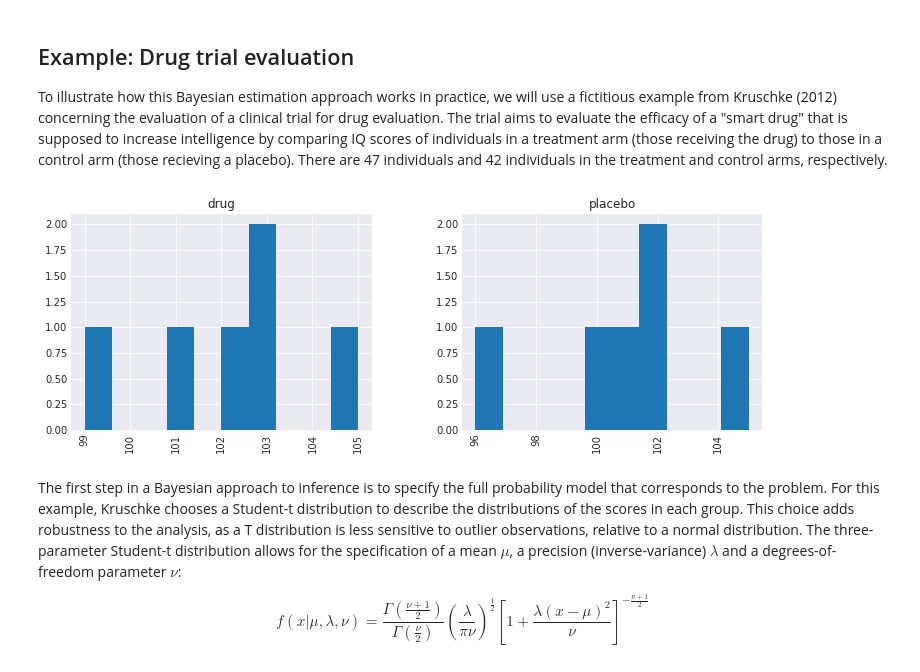
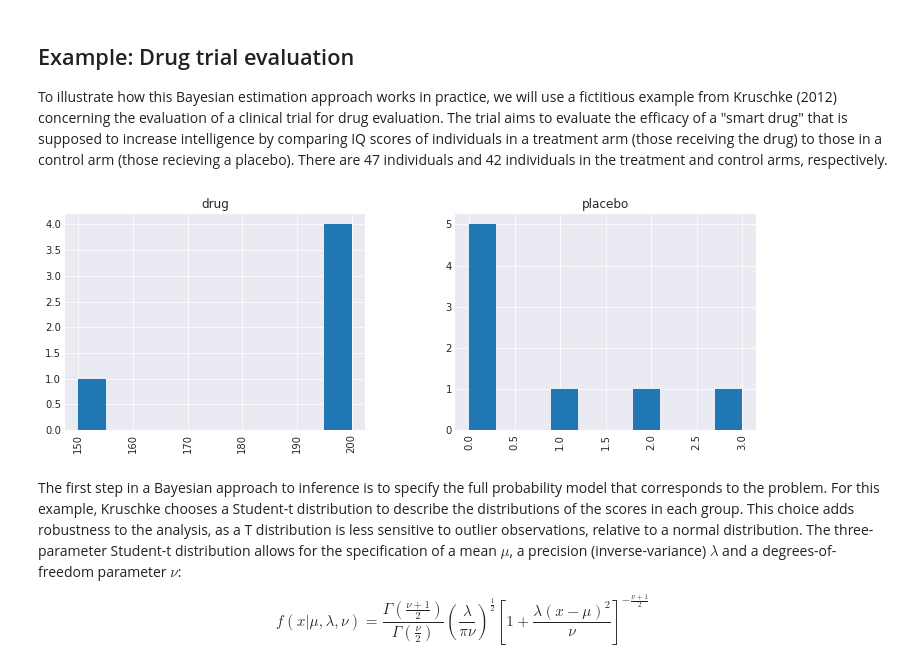
Before and after one commit to strawlab/wm01-tiger, a Jupyter notebook: lectures/lecture8/5 BEST.ipynb, the cells around one changed output. Cells and saved outputs as stored; diff of their text form; code cells hidden in the pictures.

```diff
--- a/lectures/lecture8/5 BEST.ipynb
+++ b/lectures/lecture8/5 BEST.ipynb
@@ -31,16 +31,16 @@ A more informative and effective approach for comparing groups is one based on *
 
 To illustrate how this Bayesian estimation approach works in practice, we will use a fictitious example from Kruschke (2012) concerning the evaluation of a clinical trial for drug evaluation. The trial aims to evaluate the efficacy of a "smart drug" that is supposed to increase intelligence by comparing IQ scores of individuals in a treatment arm (those receiving the drug) to those in a control arm (those recieving a placebo). There are 47 individuals and 42 individuals in the treatment and control arms, respectively.
 # %%
-drug = (103,99,103,105,102,101)
-placebo = (101,100,102,105,102,96)
+drug = (200,200,200,150,200)
+placebo = (0,0,0,0,0,1,2,3)
 
 y1 = np.array(drug)
 y2 = np.array(placebo)
 y = pd.DataFrame(dict(value=np.r_[y1, y2], group=np.r_[['drug']*len(drug), ['placebo']*len(placebo)]))
 
 y.hist('value', by='group', figsize=(12, 4));
 # %% [output]
-[figure, old version]
+[figure, new version]
 # %% [markdown]
 The first step in a Bayesian approach to inference is to specify the full probability model that corresponds to the problem. For this example, Kruschke chooses a Student-t distribution to describe the distributions of the scores in each group. This choice adds robustness to the analysis, as a T distribution is less sensitive to outlier observations, relative to a normal distribution. The three-parameter Student-t distribution allows for the specification of a mean $\mu$, a precision (inverse-variance) $\lambda$ and a degrees-of-freedom parameter $\nu$:
 
```
Also changed, not shown: parts of 5 cells of this notebook, 2 other files.
